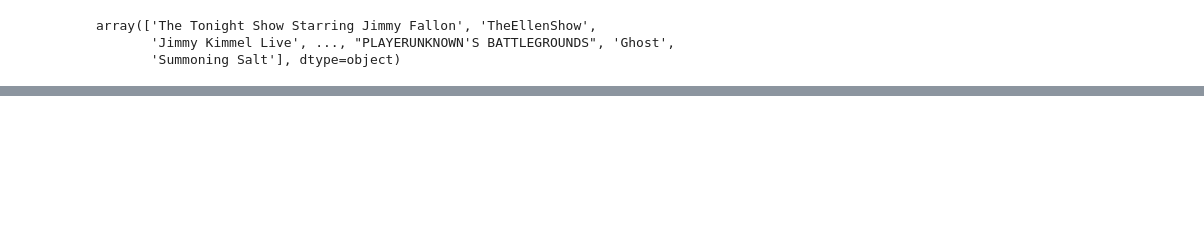
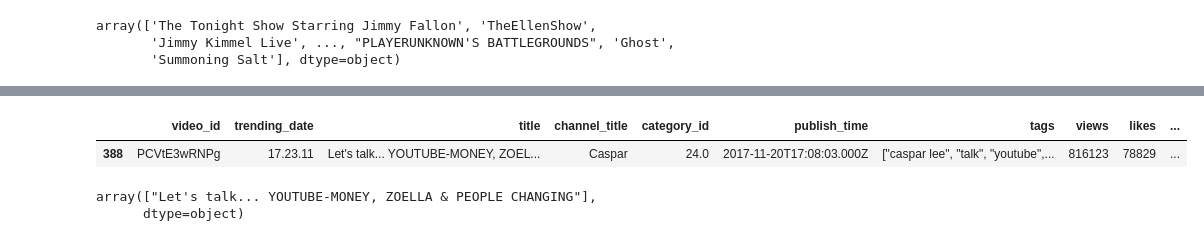
Before and after one commit to AdamKlejda/PED_YT, a Jupyter notebook: notebooks/Etap3/LiLatee_YT_API.ipynb, the cells around one changed output, grey strips where cells are left out. Drawn from its saved outputs; the diff is of its cells as text; code cells hidden in the pictures; blank space fills up the shorter version.

```diff
--- a/notebooks/Etap3/LiLatee_YT_API.ipynb
+++ b/notebooks/Etap3/LiLatee_YT_API.ipynb
@@ -233,0 +317,11 @@ for channelName in channel_nOfOccurences[:, 0]:
+# %%
+ff = pd.read_csv("./../../our_data/Etap1/GB.csv")
+ff[ff["video_id"]=="PCVtE3wRNPg"]
+# %% [output]
+|  | video_id | trending_date | title | channel_title | category_id | publish_time | tags | views | likes | ... |
+| 388 | PCVtE3wRNPg | 17.23.11 | Let's talk... YOUTUBE-MONEY, ZOEL... | Caspar | 24.0 | 2017-11-20T17:08:03.000Z | ["caspar lee", "talk", "youtube",... | 816123 | 78829 | ... |
+# %%
+ff[ff["video_id"]=="PCVtE3wRNPg"]['title'].values
+# %% [output]
+array(["Let's talk... YOUTUBE-MONEY, ZOELLA & PEOPLE CHANGING"],
+      dtype=object)
```
Also changed, not shown: parts of 12 cells of this notebook.
